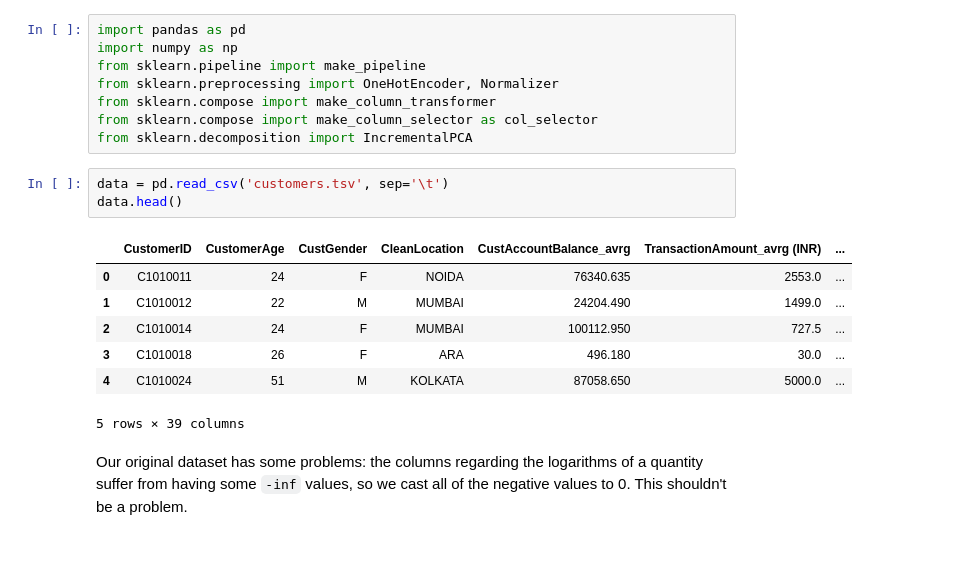
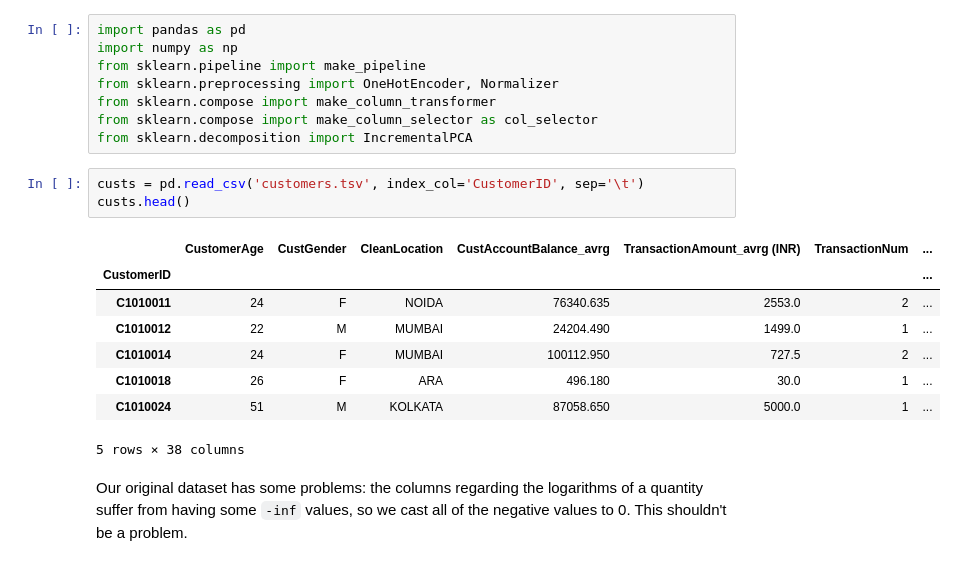
Before and after one commit to Mamiglia/ADM_HW_4, a Jupyter notebook: main.ipynb, the cells around one changed output. Cells and saved outputs as stored; diff of their text form.

Commit message:
cleaning and merging

```diff
--- a/main.ipynb
+++ b/main.ipynb
@@ -281,16 +269,17 @@ from sklearn.compose import make_column_transformer
 from sklearn.compose import make_column_selector as col_selector
 from sklearn.decomposition import IncrementalPCA
 # %%
-data = pd.read_csv('customers.tsv', sep='\t')
-data.head()
+custs = pd.read_csv('customers.tsv', index_col='CustomerID', sep='\t')
+custs.head()
 # %% [output]
-|  | CustomerID | CustomerAge | CustGender | CleanLocation | CustAccountBalance_avrg | TransactionAmount_avrg (INR) | ... |
-| 0 | C1010011 | 24 | F | NOIDA | 76340.635 | 2553.0 | ... |
-| 1 | C1010012 | 22 | M | MUMBAI | 24204.490 | 1499.0 | ... |
-| 2 | C1010014 | 24 | F | MUMBAI | 100112.950 | 727.5 | ... |
-| 3 | C1010018 | 26 | F | ARA | 496.180 | 30.0 | ... |
-| 4 | C1010024 | 51 | M | KOLKATA | 87058.650 | 5000.0 | ... |
+|  | CustomerAge | CustGender | CleanLocation | CustAccountBalance_avrg | TransactionAmount_avrg (INR) | TransactionNum | ... |
+| CustomerID |  |  |  |  |  |  | ... |
+| C1010011 | 24 | F | NOIDA | 76340.635 | 2553.0 | 2 | ... |
+| C1010012 | 22 | M | MUMBAI | 24204.490 | 1499.0 | 1 | ... |
+| C1010014 | 24 | F | MUMBAI | 100112.950 | 727.5 | 2 | ... |
+| C1010018 | 26 | F | ARA | 496.180 | 30.0 | 1 | ... |
+| C1010024 | 51 | M | KOLKATA | 87058.650 | 5000.0 | 1 | ... |
-5 rows × 39 columns
+5 rows × 38 columns
 # %% [markdown]
 Our original dataset has some problems: the columns regarding the logarithms of a quantity suffer from having some `-inf` values, so we cast all of the negative values to 0. This shouldn't be a problem.
 # %%
```
Also changed, not shown: parts of 34 cells of this notebook.
